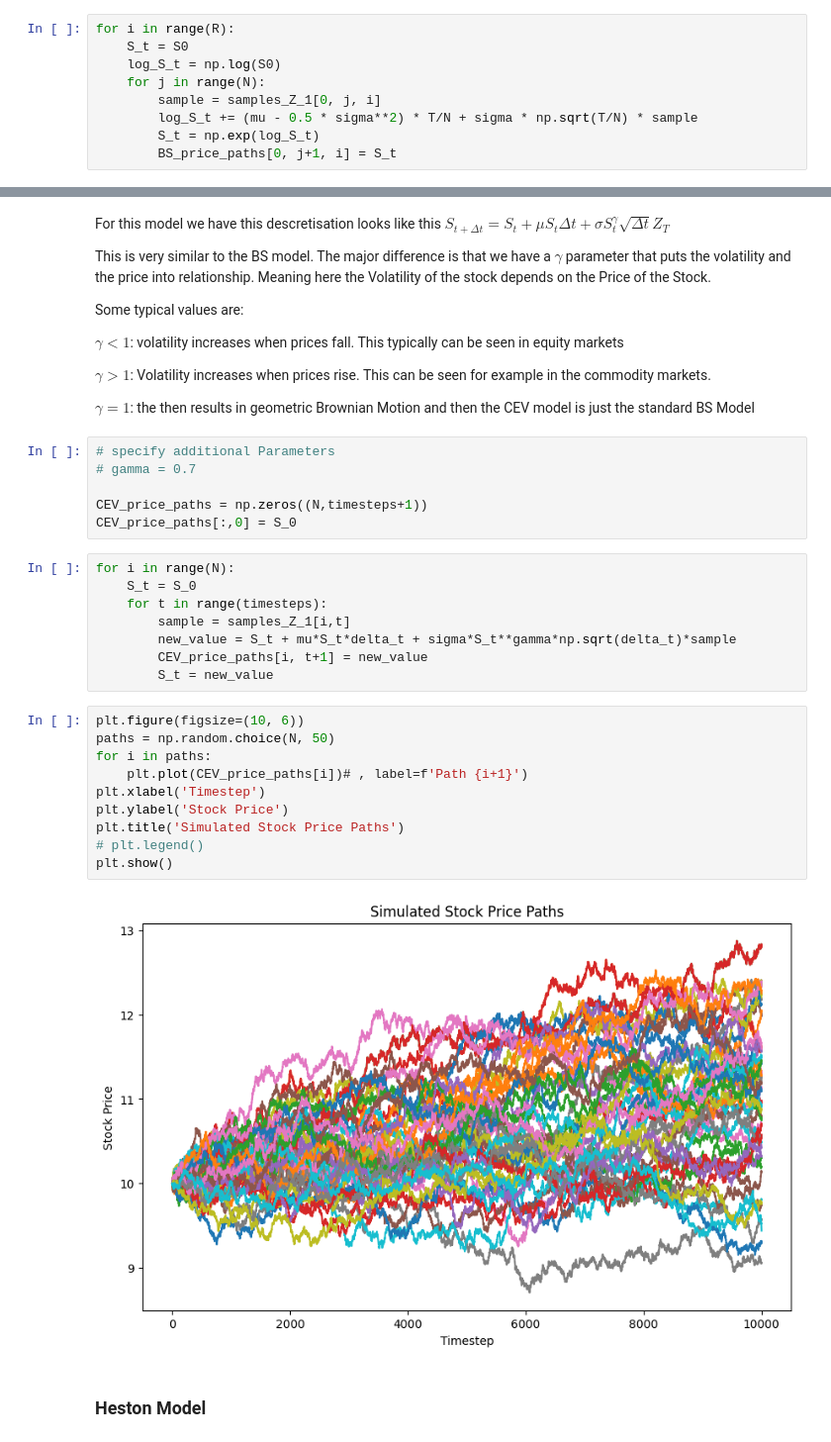
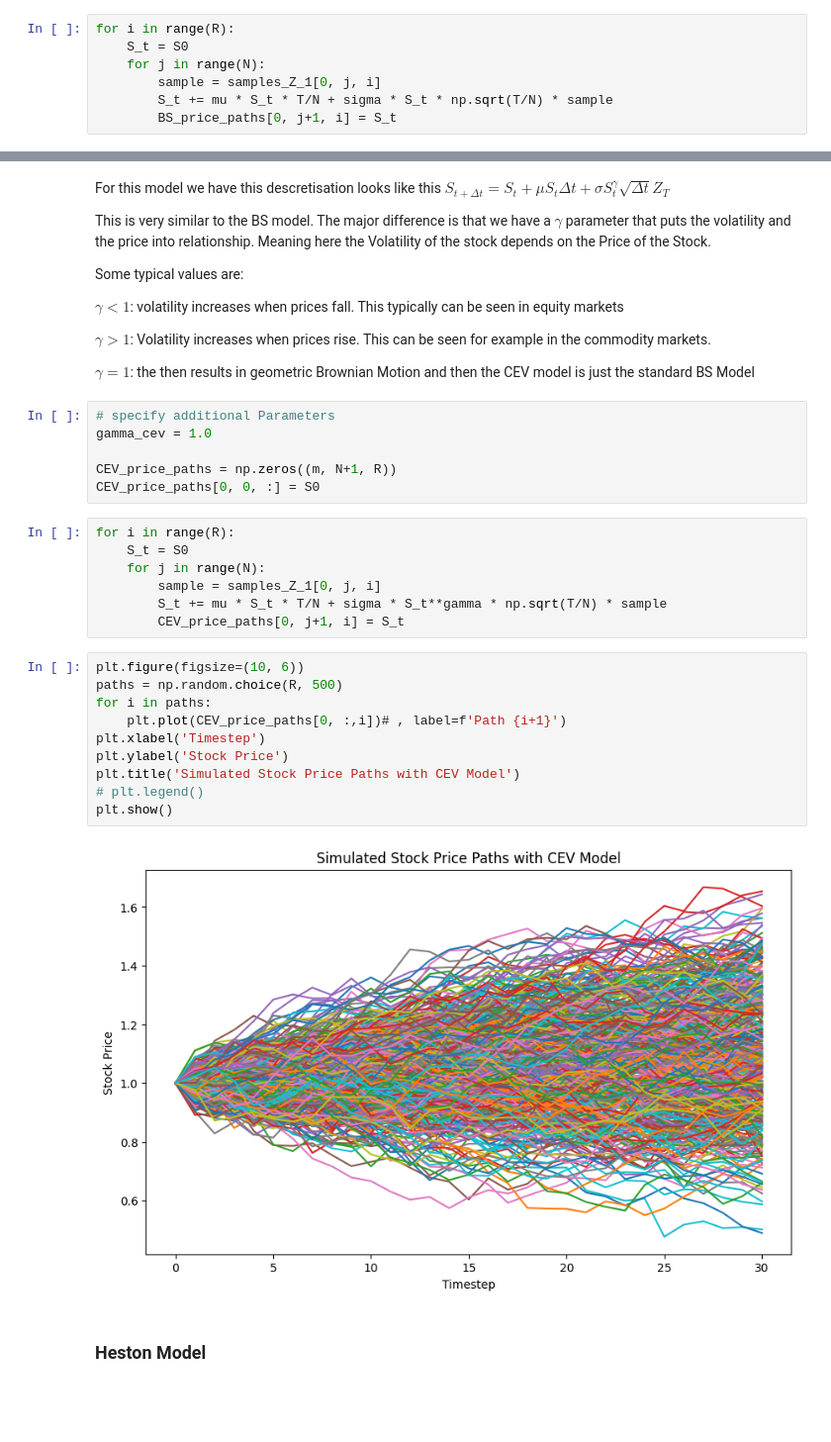
Before and after one commit to nhundo99/DeepFinance, a Jupyter notebook: project.ipynb, the cells around one changed output, grey strips where cells are left out. Shown at 99% size. Saved outputs shown, nothing was run; the diff lists cells and outputs as text; blank space fills up the shorter version.

Commit message:
corrected CEV and BS model

```diff
--- a/project.ipynb
+++ b/project.ipynb
@@ -45,11 +43,9 @@ samples_Z_1.shape
 # %%
 for i in range(R):
     S_t = S0
-    log_S_t = np.log(S0)
     for j in range(N):
         sample = samples_Z_1[0, j, i]
-        log_S_t += (mu - 0.5 * sigma**2) * T/N + sigma * np.sqrt(T/N) * sample
-        S_t = np.exp(log_S_t)
+        S_t += mu * S_t * T/N + sigma * S_t * np.sqrt(T/N) * sample
         BS_price_paths[0, j+1, i] = S_t
 # %%
 plt.figure(figsize=(10, 6))
@@ -79,30 +75,29 @@ $\gamma \gt 1$: Volatility increases when prices rise. This can be seen for exam
 $\gamma = 1$: the then results in geometric Brownian Motion and then the CEV model is just the standard BS Model
 # %%
 # specify additional Parameters
-# gamma = 0.7
+gamma_cev = 1.0
 
-CEV_price_paths = np.zeros((N,timesteps+1))
-CEV_price_paths[:,0] = S_0
+CEV_price_paths = np.zeros((m, N+1, R))
+CEV_price_paths[0, 0, :] = S0
 # %%
-for i in range(N):
-    S_t = S_0
-    for t in range(timesteps):
-        sample = samples_Z_1[i,t]
-        new_value = S_t + mu*S_t*delta_t + sigma*S_t**gamma*np.sqrt(delta_t)*sample
-        CEV_price_paths[i, t+1] = new_value
-        S_t = new_value
+for i in range(R):
+    S_t = S0
+    for j in range(N):
+        sample = samples_Z_1[0, j, i]
+        S_t += mu * S_t * T/N + sigma * S_t**gamma * np.sqrt(T/N) * sample
+        CEV_price_paths[0, j+1, i] = S_t
 # %%
 plt.figure(figsize=(10, 6))
-paths = np.random.choice(N, 50)
+paths = np.random.choice(R, 500)
 for i in paths:
-    plt.plot(CEV_price_paths[i])# , label=f'Path {i+1}')
+    plt.plot(CEV_price_paths[0, :,i])# , label=f'Path {i+1}')
 plt.xlabel('Timestep')
 plt.ylabel('Stock Price')
-plt.title('Simulated Stock Price Paths')
+plt.title('Simulated Stock Price Paths with CEV Model')
 # plt.legend()
 plt.show()
 # %% [output]
-[figure, old version]
+[figure, new version]
 # %% [markdown]
 ### Heston Model
 # %% [markdown]
```
Also changed, not shown: parts of 14 cells of this notebook.
